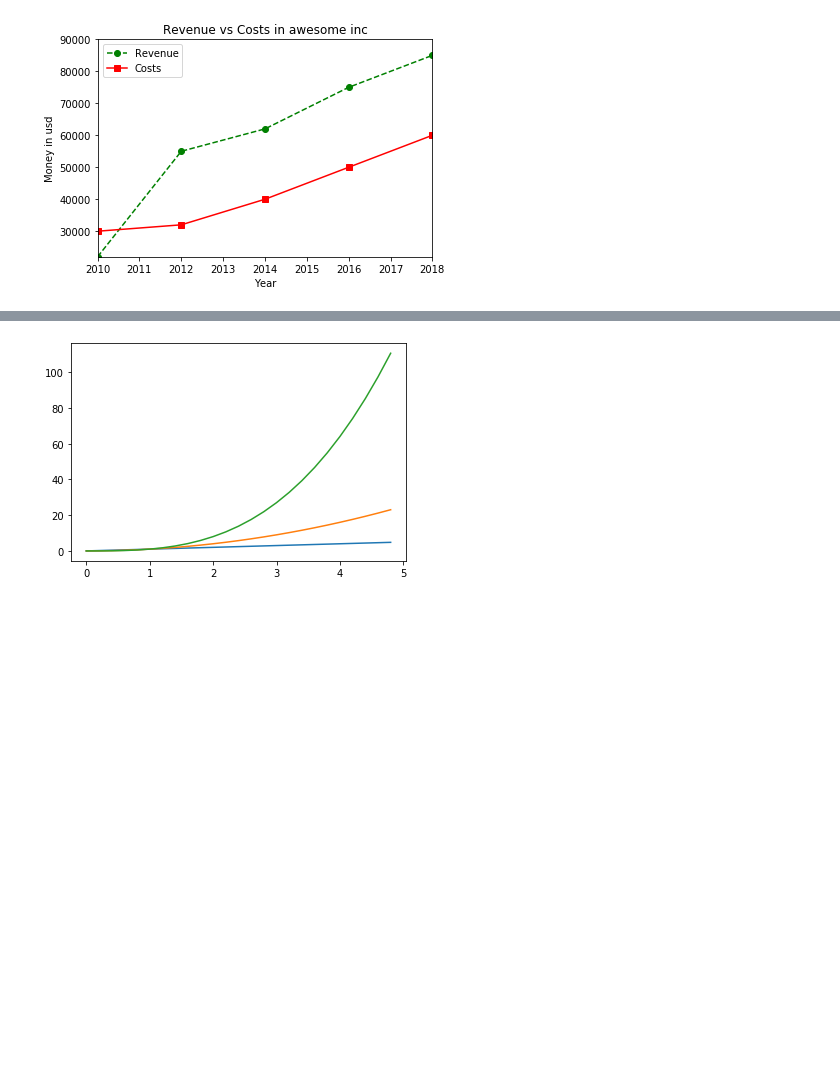
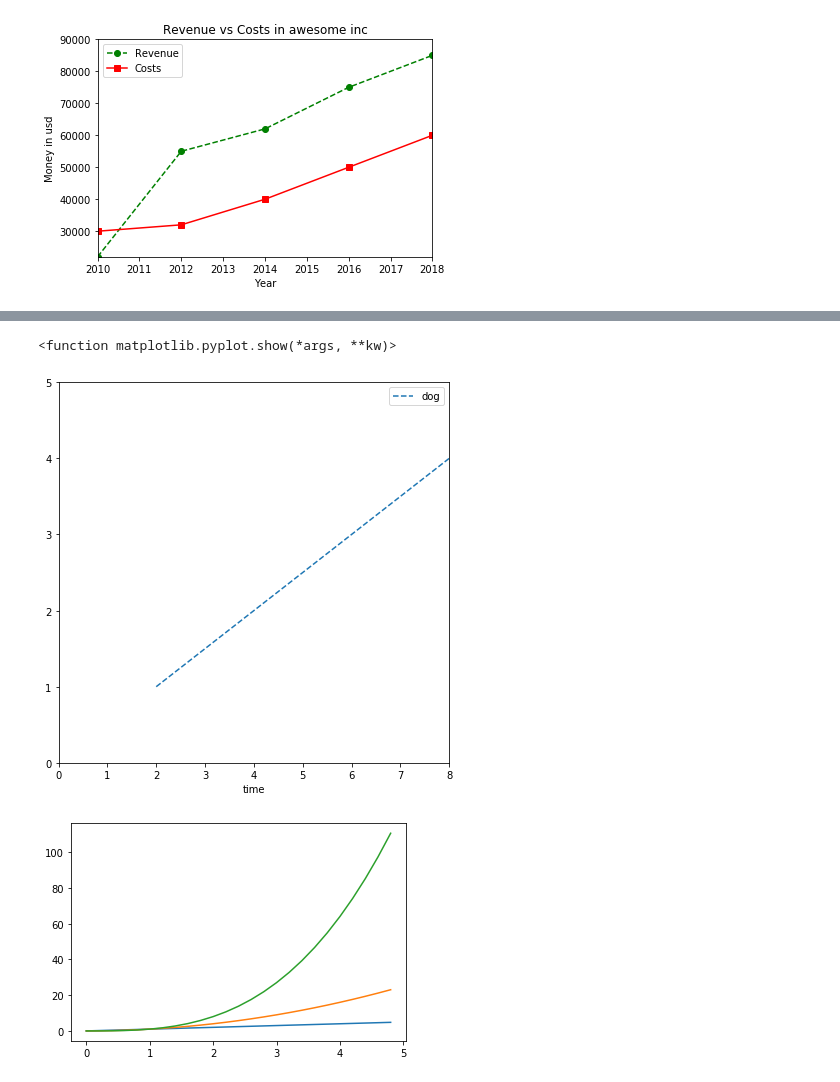
Before and after one commit to ricardopretelt/data-analysis-in-python, a Jupyter notebook: Summary of Python libraries.ipynb, the cells around one changed output, grey strips where cells are left out. Cells and saved outputs as stored; diff of their text form; code cells hidden in the pictures; blank space fills up the shorter version.

Commit message:
feat: add material from matplotlib and pandas

```diff
--- a/Summary of Python libraries.ipynb
+++ b/Summary of Python libraries.ipynb
@@ -92,3 +114,19 @@ plt.show()
+# %%
+#To increase size of plots
+from matplotlib import pyplot as plt
+x=range(2,10,2)
+y=range(1,5)
+plt.figure(figsize=(7,7))
+plt.plot(x,y, linestyle='--')
+plt.xlabel('time')
+plt.legend(['dog'])
+# To set axis as you want
+plt.axis([0, 8, 0, 5])
+plt.show
+#plt.close('all')
+# %% [output]
+<function matplotlib.pyplot.show(*args, **kw)>
+[figure, added]
 # %%
 # Graphs using functions with numpy
 import numpy as np
```
Also changed, not shown: parts of 17 cells of this notebook, 3 other files.
